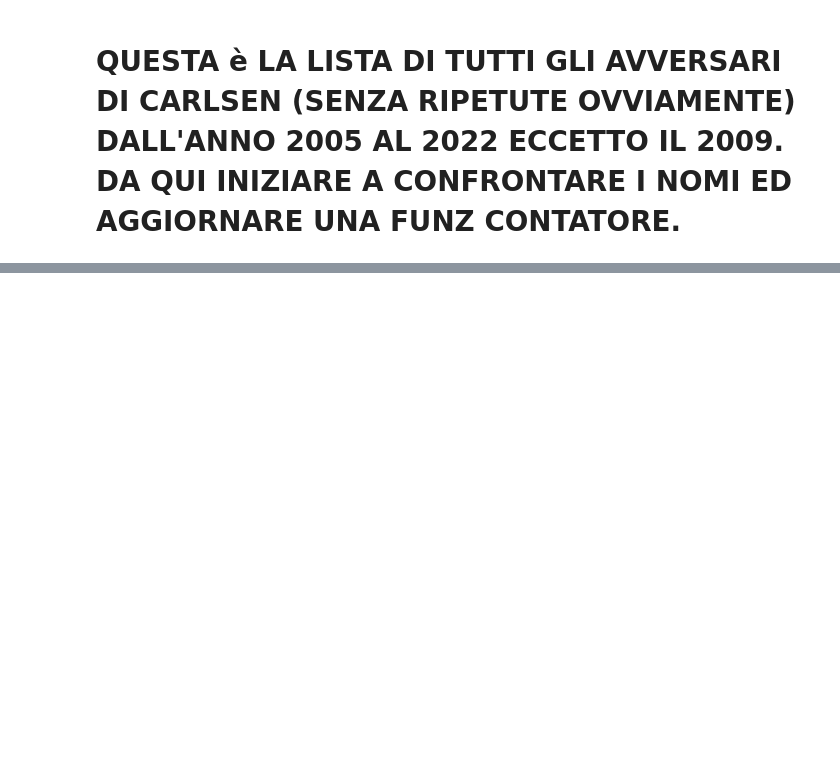
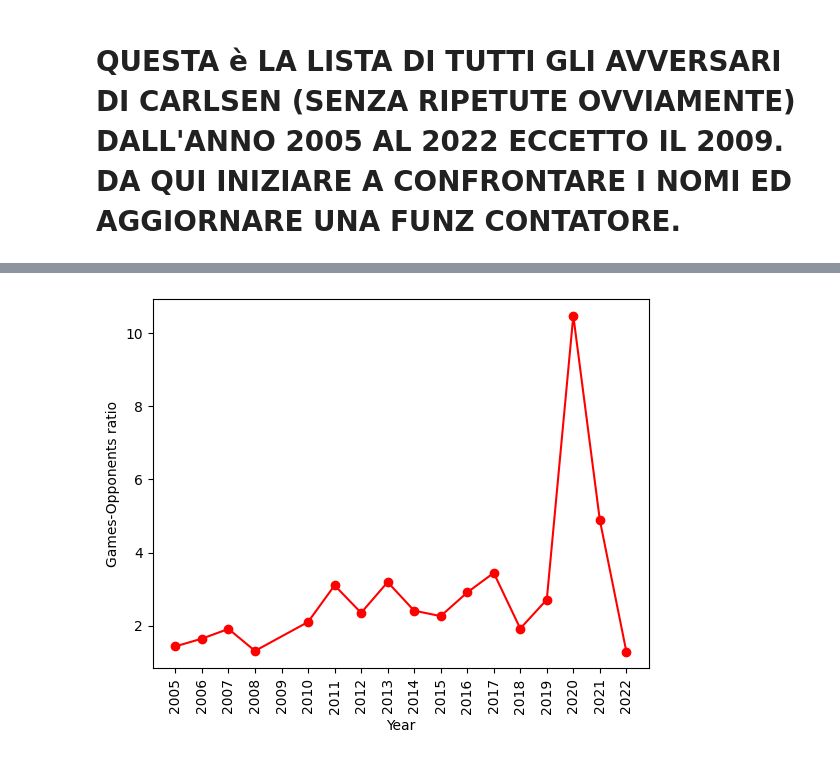
Before and after one commit to poporubeus/Chess_network, a Jupyter notebook: carlsen_ioealex_e_matteo.ipynb, the cells around one changed output, grey strips where cells are left out. Saved outputs shown, nothing was run; the diff lists cells and outputs as text; code cells hidden in the pictures; blank space fills up the shorter version.

```diff
--- a/carlsen_ioealex_e_matteo.ipynb
+++ b/carlsen_ioealex_e_matteo.ipynb
@@ -648,0 +595,8 @@ for j in range(len(var)):
+# %%
+plt.plot(x, normalized_arr, marker='o', color='red')
+plt.xticks(np.round(np.concatenate((x,np.array([2009]))),0),rotation='vertical')
+plt.xlabel('Year')
+plt.ylabel('Games-Opponents ratio')
+plt.show()
+# %% [output]
+[figure, added]
```
Also changed, not shown: parts of 50 cells of this notebook.
